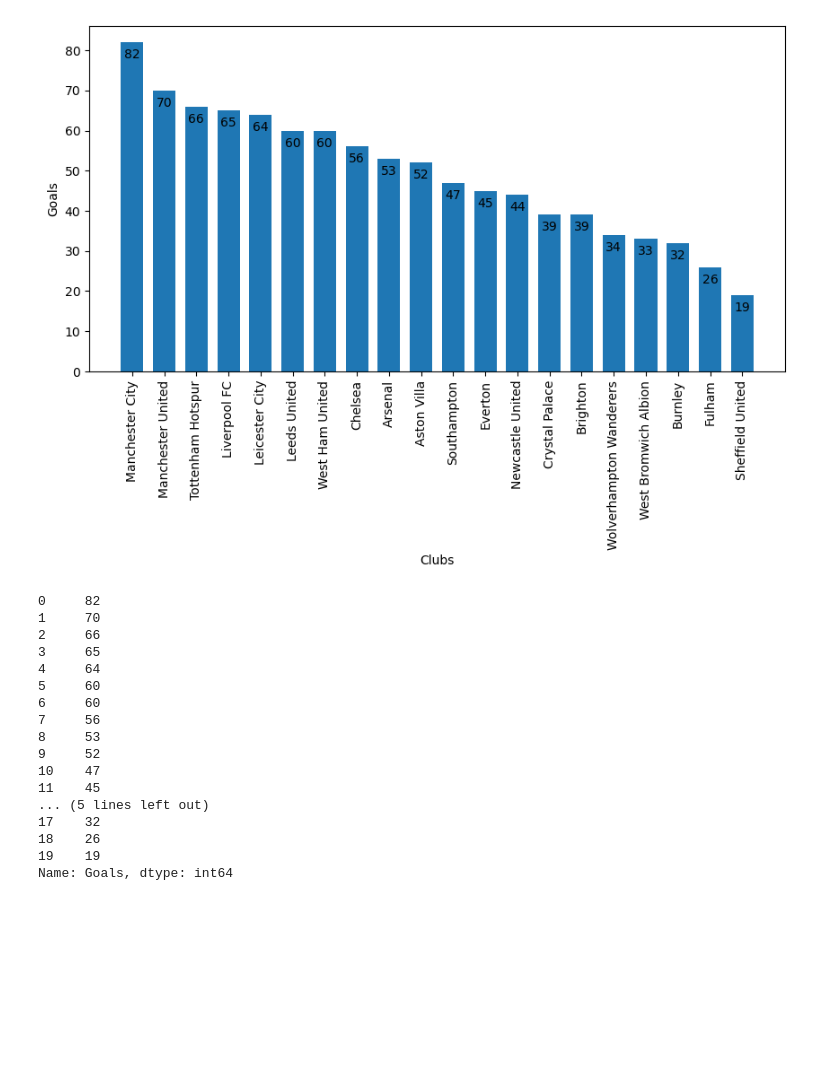
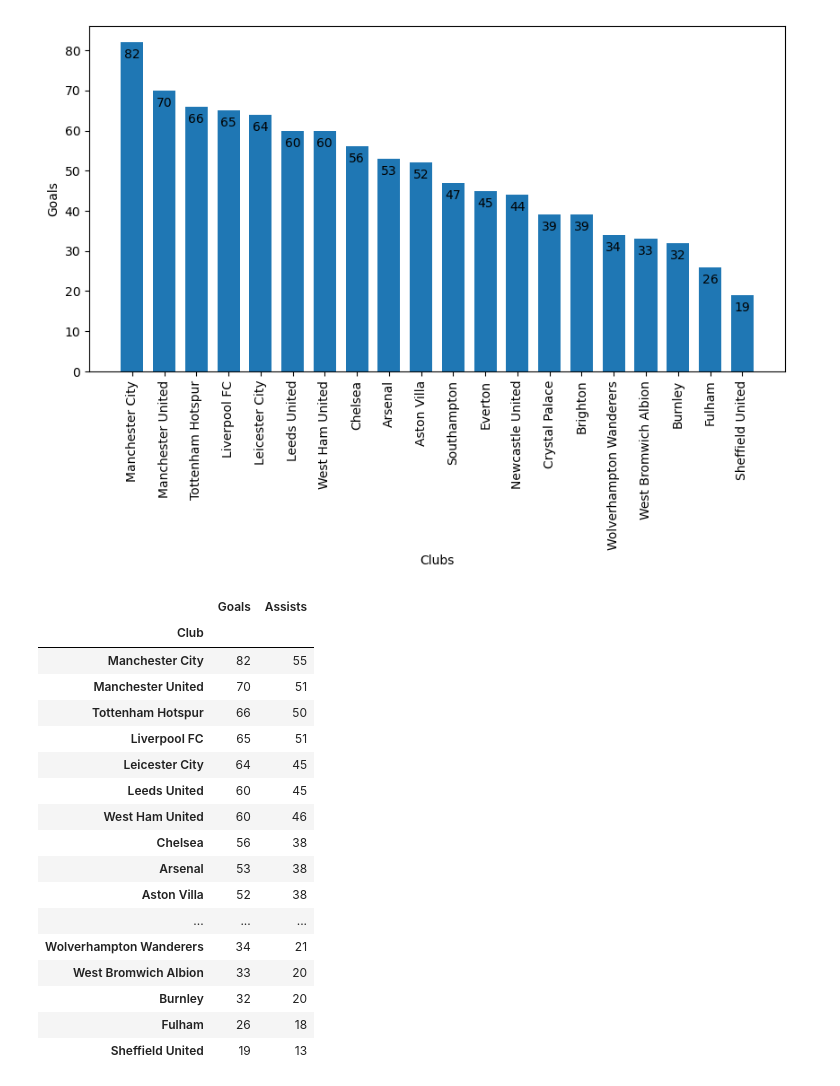
Before and after one commit to zafchiel/datas-notebooks, a Jupyter notebook: premier-league/analysis.ipynb, the cells around one changed output. Cells and saved outputs as stored; diff of their text form; code cells hidden in the pictures; blank space fills up the shorter version.

```diff
--- a/premier-league/analysis.ipynb
+++ b/premier-league/analysis.ipynb
@@ -208,22 +208,27 @@ plt.show()
 # %% [output]
 [figure]
 # %%
-goals['Goals']
+goals_and_assists = df.groupby('Club').agg({
+    'Goals': 'sum',
+    'Assists': 'sum'
+}).sort_values(by=['Goals'], ascending=False)
+goals_and_assists
 # %% [output]
-0     82
-1     70
-2     66
-3     65
-4     64
-5     60
-6     60
-7     56
-8     53
-9     52
-10    47
-11    45
-... (5 lines left out)
-17    32
-18    26
-19    19
-Name: Goals, dtype: int64
+|  | Goals | Assists |
+| Club |  |  |
+| Manchester City | 82 | 55 |
+| Manchester United | 70 | 51 |
+| Tottenham Hotspur | 66 | 50 |
+| Liverpool FC | 65 | 51 |
+| Leicester City | 64 | 45 |
+| Leeds United | 60 | 45 |
+| West Ham United | 60 | 46 |
+| Chelsea | 56 | 38 |
+| Arsenal | 53 | 38 |
+| Aston Villa | 52 | 38 |
+| ... | ... | ... |
+| Wolverhampton Wanderers | 34 | 21 |
+| West Bromwich Albion | 33 | 20 |
+| Burnley | 32 | 20 |
+| Fulham | 26 | 18 |
+| Sheffield United | 19 | 13 |
```
Also changed, not shown: parts of 3 cells of this notebook.
